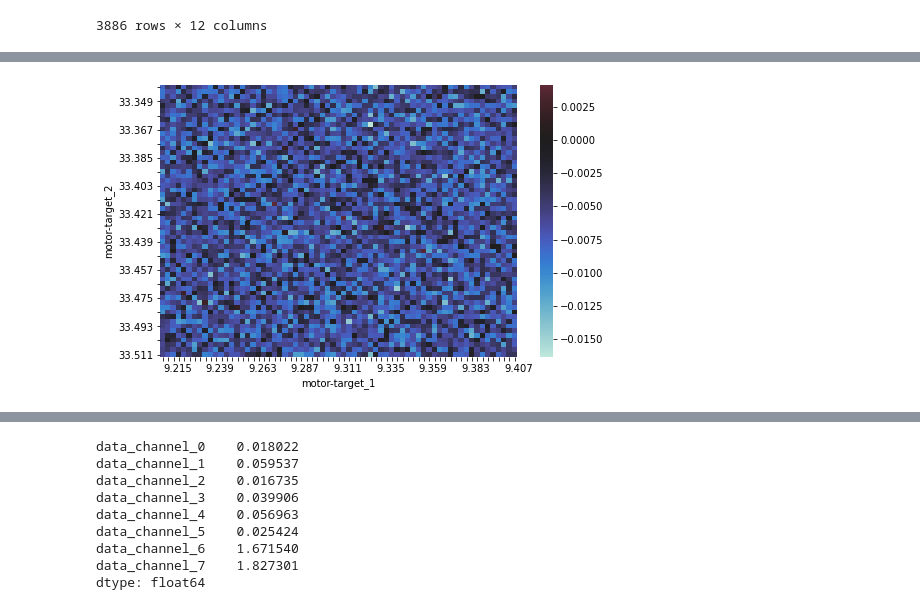
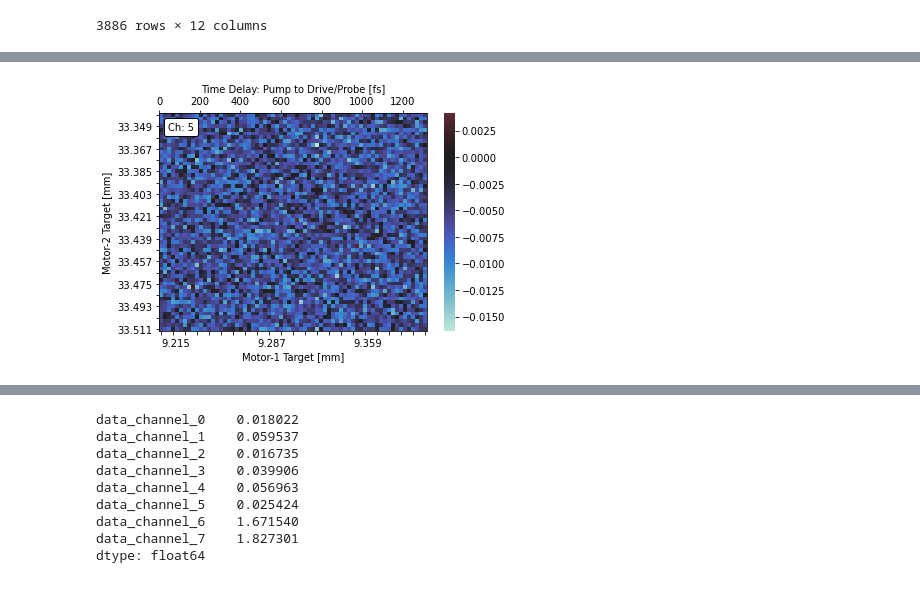
Before and after one commit to griffinbran/Chemical-Physics-Data-Visualization, a Jupyter notebook: code/Data-Cleaning.ipynb, the cells around one changed output, grey strips where cells are left out. Drawn from its saved outputs; the diff is of its cells as text; code cells hidden in the pictures.

Commit message:
Feedback received, updates to visuals in progress.

```diff
--- a/code/Data-Cleaning.ipynb
+++ b/code/Data-Cleaning.ipynb
@@ -259,12 +263,12 @@ for channel in range(8):
 #display(data_to_plot2[0].head())
 # %%
 # AnchoredArtists
-# Offset Box:
+# Offset Box: Modified from...
 # https://matplotlib.org/mpl_toolkits/axes_grid/users/overview.html
-def draw_text(ax):
+def draw_text(ax, channel):
     from matplotlib.offsetbox import AnchoredText
-    at = AnchoredText("Figure 1a",
-                      loc=2, prop=dict(size=8), frameon=True,
+    at = AnchoredText(f"Ch: {channel}",
+                      loc=2, prop=dict(size=10), frameon=True,
                       )
     at.patch.set_boxstyle("round,pad=0.,rounding_size=0.2")
     ax.add_artist(at)
@@ -271,20 +333,44 @@ def draw_text(ax):
 # %%
-fig, axs = plt.subplots(nrows = 1, ncols = 1, figsize = (8, 5));
+fig, axs = plt.subplots(nrows = 1,
+                        ncols = 1);
+                        #figsize = (10, 8));
 
-# Clean up labels on horizontal-axis
-plot1_labels = list(data['motor-target_1'].value_counts().sort_index().index)
-plot2_labels = list(data['motor-target_2'].value_counts().sort_index().index)
+# Adding the colorbar
+#cbaxes = fig.add_axes([0.8, 0.1, 0.03, 0.8])
+#cb = plt.colorbar(axs, cax = cbaxes)
 
-# Choose a channel to view
+# Choose a channel to display
 channel = 5
 
+# Display a 2D-Scan Intensity in each instance initialized by AxesGrid
 hmap = sns.heatmap(data_to_plot1[channel],
-                   cmap='icefire',
-                   xticklabels=plot1_labels,
-                   center=0);
+                   #ax = ,
+                   #xticklabels=plot1_labels,
+                   center=0, # Sets the center of cbar at zero
+                   #cbar_ax = cbaxes,
+                   cbar = True,
+                   cmap = 'icefire'); # Diverging color palette for readability
+
+# Where should the CHANNEL be labeled?
+hmap.set_xlabel(f'Motor-1 Target [mm]')
+hmap.set_ylabel(f'Motor-2 Target [mm]')
+#hmap.set_title(f'Channel {channel}')
+
+# Set Parasite axes for Time-Delays
+T = hmap.twiny()
+#tau = hmap.twinx()
+
+T.set_xlim(0, step1_time*m1_step_count)
+#tau.set_ylim(0, step2_time*m2_step_count)
+
+T.set_xlabel('Time Delay: Pump to Drive/Probe [fs]')
+#tau.set_ylabel('Time Delay: Drive to Probe [fs]')
+
 plt.setp([hmap.get_xticklabels()[1::2], hmap.get_yticklabels()[::2]], visible=False);
 plt.setp( hmap.get_xticklabels()[1::2], visible=False);
 plt.setp( hmap.get_xticklabels()[1::2], visible=False);
 plt.setp( hmap.get_xticklabels(), rotation = 0, rotation_mode='anchor', ha='left');
+draw_text(axs, channel)
+#fig.colorbar(hmap, pad = 0.3)
 # %% [output]
-[figure, old version]
+[figure, new version]
```
Also changed, not shown: parts of 17 cells of this notebook, 6 other files.
